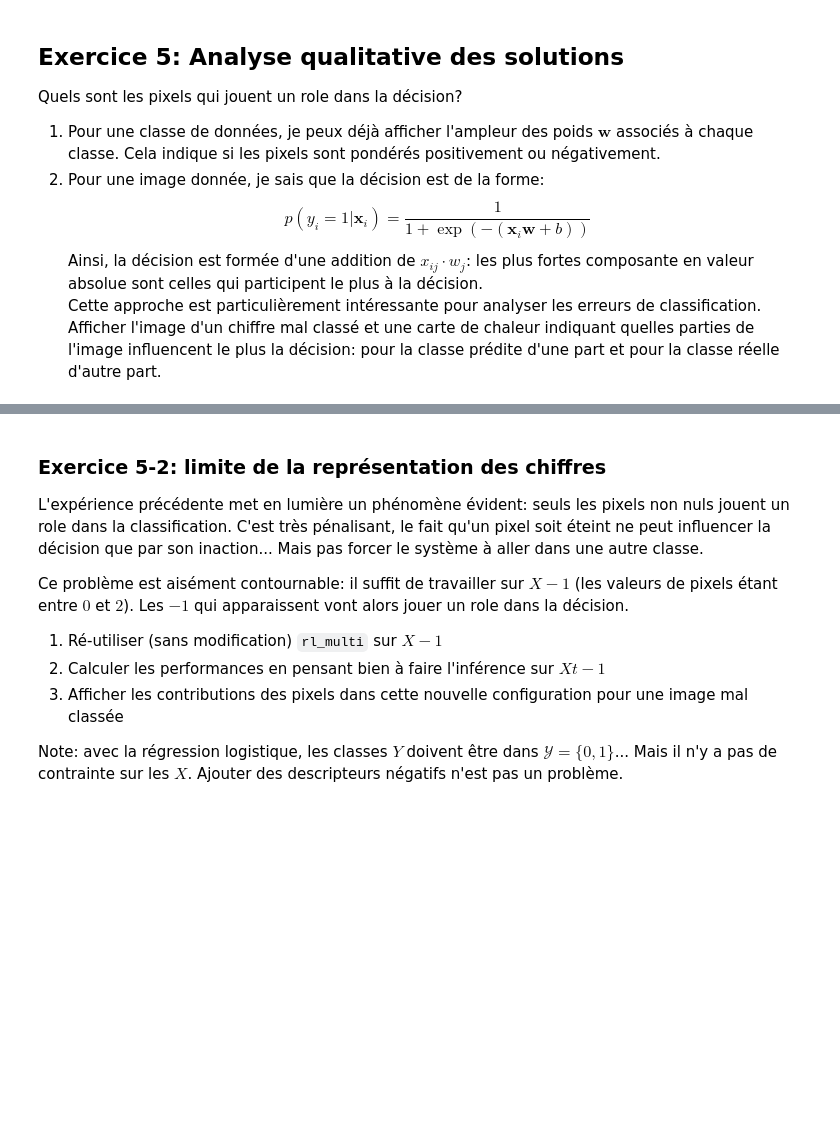
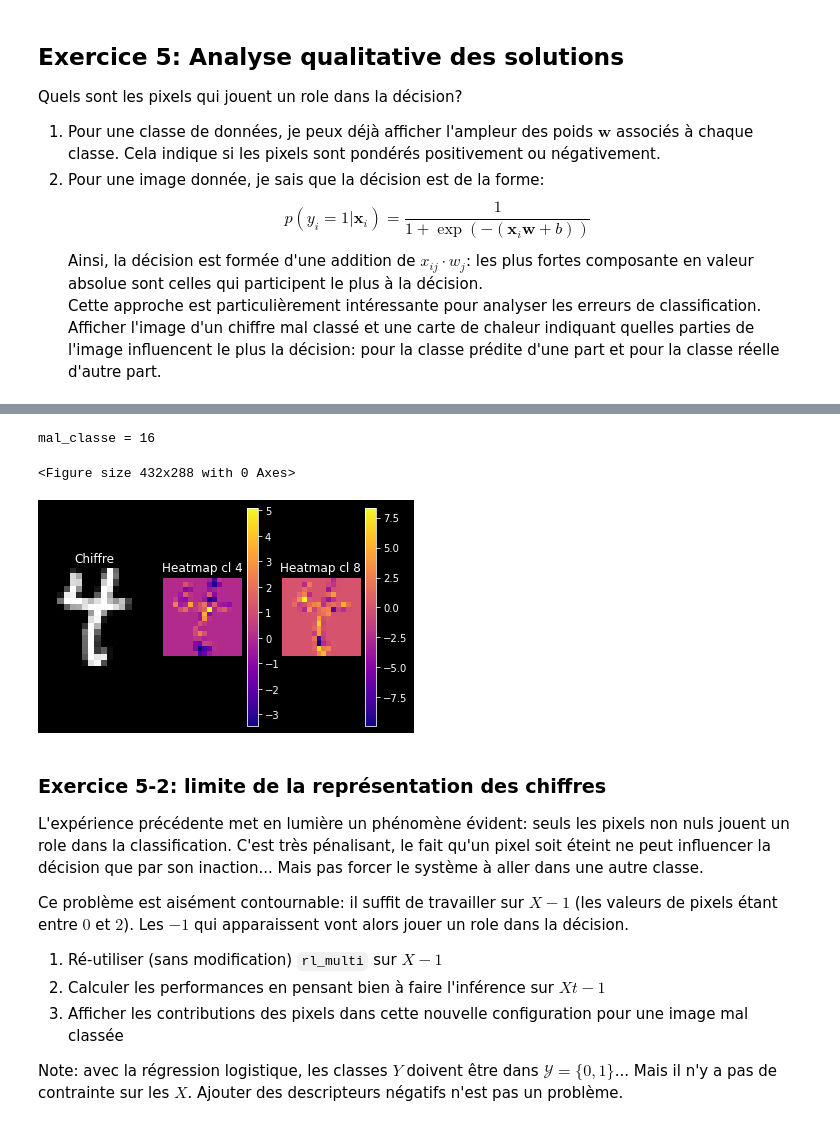
Before and after one commit to White-On/MAPSI_TME_2022, a Jupyter notebook: TME10/RegLog-etu.ipynb, the cells around one changed output, grey strips where cells are left out. Drawn from its saved outputs; the diff is of its cells as text; code cells hidden in the pictures; blank space fills up the shorter version.

```diff
--- a/TME10/RegLog-etu.ipynb
+++ b/TME10/RegLog-etu.ipynb
@@ -429,23 +456,31 @@ for i in range(10):
 # %%
 # trouver un échantillon mal classé (PAS DE CODE A AJOUTER):
 
-index = np.where(Y != Y_pred)[0][0] # parmi les points d'apprentissage
-print(index)
+mal_classe = np.where(Y != Y_pred)[0][0] # parmi les points d'apprentissage
+print(f"{mal_classe = }")
 
 plt.figure()
 plt.subplots(1,3)
 plt.subplot(1,3,1)
-plt.imshow(X[index].reshape(16,16),cmap="gray")
+plt.imshow(X[mal_classe].reshape(16,16),cmap="gray")
 plt.title("Chiffre")
+plt.axis("off")
 plt.subplot(1,3,2)
-plt.imshow((X[index]*W[:,int(Y[index])]).reshape(16,16),cmap="plasma")
+plt.imshow((X[mal_classe]*W[:,int(Y[mal_classe])]).reshape(16,16),cmap="plasma")
 plt.colorbar()
-plt.title("Heatmap cl "+str(int(Y[index])))
+plt.title("Heatmap cl "+str(int(Y[mal_classe])))
+plt.axis("off")
 plt.subplot(1,3,3)
-plt.imshow((X[index]*W[:,int(Y_pred[index])]).reshape(16,16),cmap="plasma")
-plt.title("Heatmap cl "+str(int(Y_pred[index])))
+plt.imshow((X[mal_classe]*W[:,int(Y_pred[mal_classe])]).reshape(16,16),cmap="plasma")
+plt.title("Heatmap cl "+str(int(Y_pred[mal_classe])))
 plt.colorbar()
-plt.savefig("malclasse.png")
+plt.axis("off")
+plt.show()
+# plt.savefig("malclasse.png")
+# %% [output]
+mal_classe = 16
+<Figure size 432x288 with 0 Axes>
+[figure, added]
 # %% [markdown]
 ### Exercice 5-2: limite de la représentation des chiffres
 
```
Also changed, not shown: parts of 13 cells of this notebook, 2 other files.
